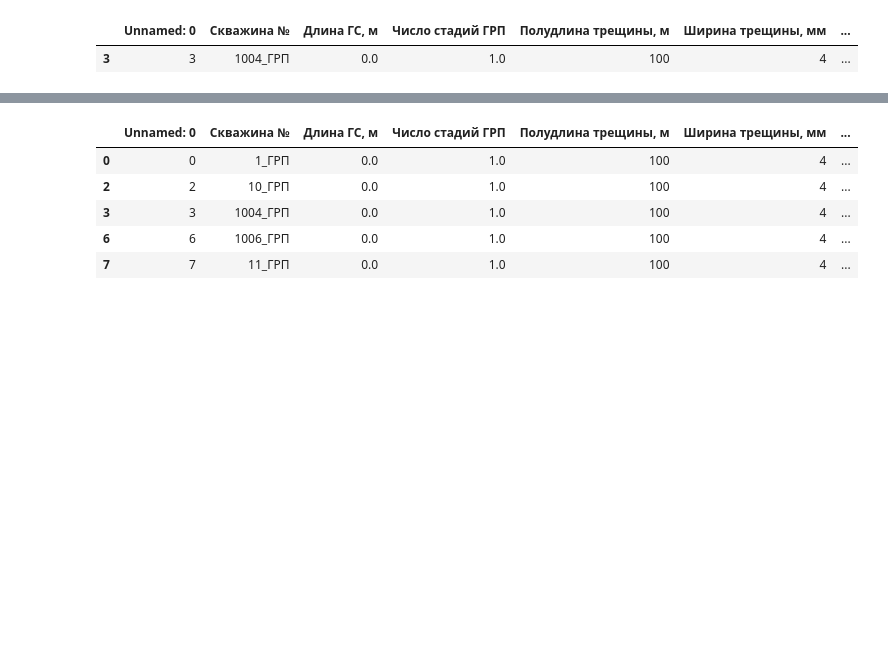
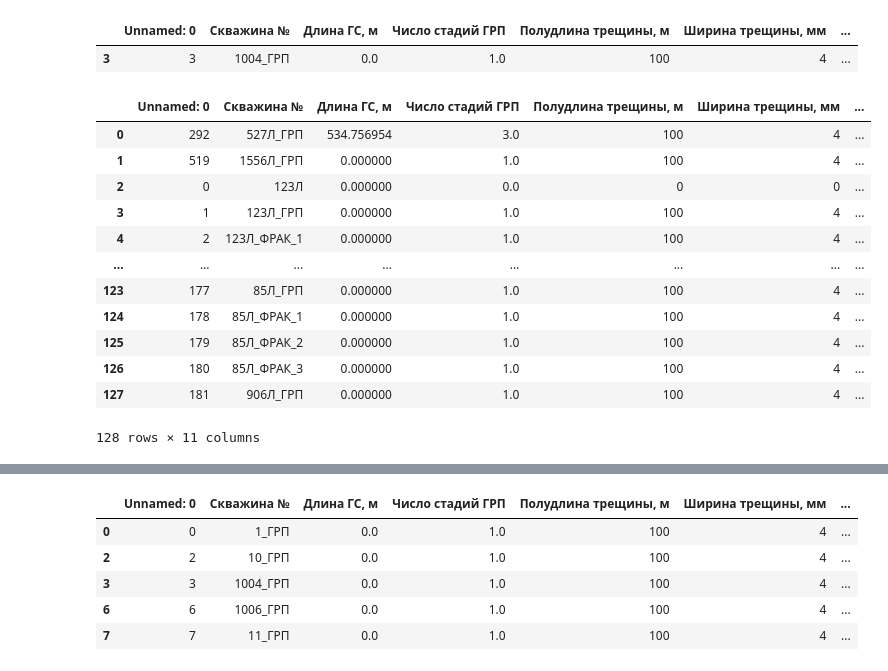
Before and after one commit to lybmvvs/gazpromapp, a Jupyter notebook: First_button_fix.ipynb, the cells around one changed output, grey strips where cells are left out. Cells and saved outputs as stored; diff of their text form; code cells hidden in the pictures; blank space fills up the shorter version.

```diff
--- a/First_button_fix.ipynb
+++ b/First_button_fix.ipynb
@@ -215,3 +216,28 @@ data.loc[data['Скважина №'] == '1004_ГРП']
 # %% [output]
 |  | Unnamed: 0 | Скважина № | Длина ГС, м | Число стадий ГРП | Полудлина трещины, м | Ширина трещины, мм | ... |
 | 3 | 3 | 1004_ГРП | 0.0 | 1.0 | 100 | 4 | ... |
+# %%
+#работаем с Л
+data_L=copy.deepcopy(data)
+data_L['удалю'] = data_L.apply(
+            lambda x:
+            'нет' if 'Л' in str(x['Скважина №'])
+            else 'да', axis=1)
+data_L = data_L.drop(data_L[data_L['удалю'] == 'да'].index).reset_index(drop=True)
+data_L = data_L.drop(['удалю'], axis=1)
+
+data_L
+# %% [output]
+|  | Unnamed: 0 | Скважина № | Длина ГС, м | Число стадий ГРП | Полудлина трещины, м | Ширина трещины, мм | ... |
+| 0 | 292 | 527Л_ГРП | 534.756954 | 3.0 | 100 | 4 | ... |
+| 1 | 519 | 1556Л_ГРП | 0.000000 | 1.0 | 100 | 4 | ... |
+| 2 | 0 | 123Л | 0.000000 | 0.0 | 0 | 0 | ... |
+| 3 | 1 | 123Л_ГРП | 0.000000 | 1.0 | 100 | 4 | ... |
+| 4 | 2 | 123Л_ФРАК_1 | 0.000000 | 1.0 | 100 | 4 | ... |
+| ... | ... | ... | ... | ... | ... | ... | ... |
+| 123 | 177 | 85Л_ГРП | 0.000000 | 1.0 | 100 | 4 | ... |
+| 124 | 178 | 85Л_ФРАК_1 | 0.000000 | 1.0 | 100 | 4 | ... |
+| 125 | 179 | 85Л_ФРАК_2 | 0.000000 | 1.0 | 100 | 4 | ... |
+| 126 | 180 | 85Л_ФРАК_3 | 0.000000 | 1.0 | 100 | 4 | ... |
+| 127 | 181 | 906Л_ГРП | 0.000000 | 1.0 | 100 | 4 | ... |
+128 rows × 11 columns
```
Also changed, not shown: parts of 21 cells of this notebook, 1 other file.
